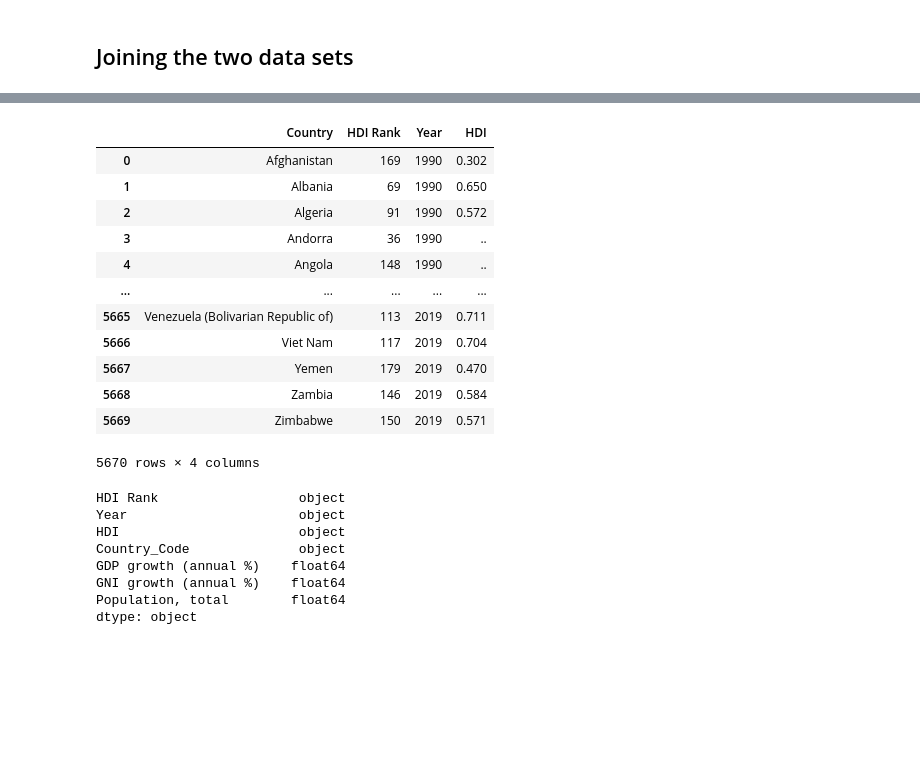
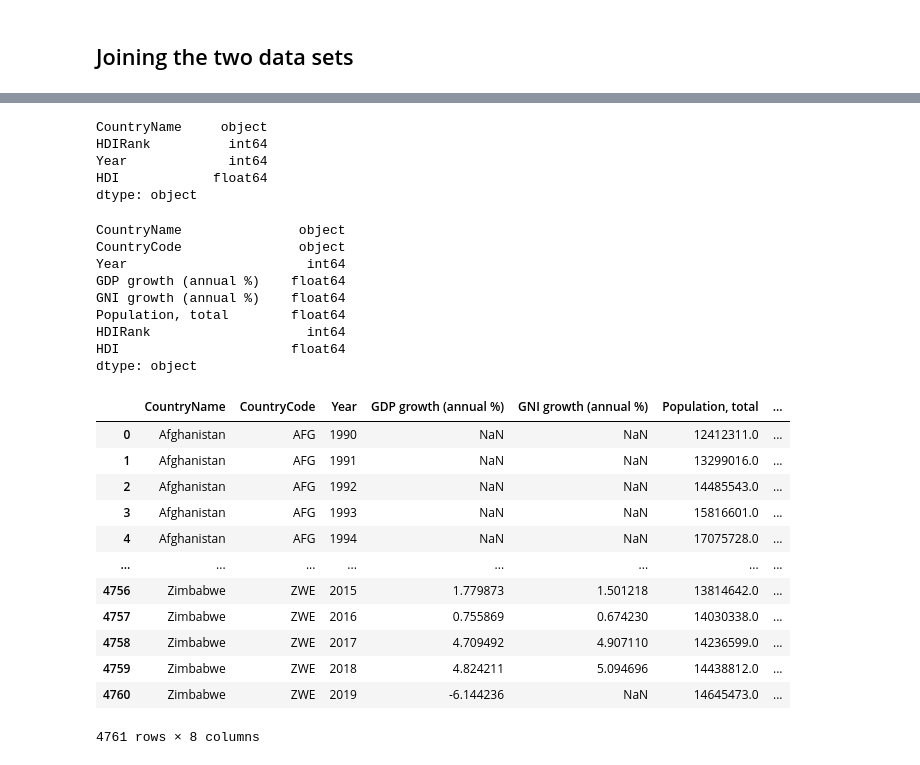
Before and after one commit to JoeAB3/Group5Capstone_Project, a Jupyter notebook: pre-processingWBD.ipynb, the cells around one changed output, grey strips where cells are left out. Cells and saved outputs as stored; diff of their text form; code cells hidden in the pictures; blank space fills up the shorter version.

Commit message:
update jupyter notebook files with final pre-processing of data

```diff
--- a/pre-processingWBD.ipynb
+++ b/pre-processingWBD.ipynb
@@ -92,8 +120,11 @@ features_df
 # Reading Human Development Index from UN Website
 # %%
 import pandas as pd
+import numpy as np
 # loading csv file of development indicators as dataframe
 hdi_df = pd.read_csv('Resources/HumanDevelopmentIndex (HDI).csv', sep=',')
+# get rid off spaces in column names
+hdi_df.columns =[column.replace(" ", "") for column in hdi_df.columns]
 hdi_df = hdi_df.dropna(how='all', axis=1)
 hdi_df
 # %% [output]
@@ -111,5 +142,6 @@ hdi_df
 | 206 | NaN | NaN | NaN | NaN | NaN | NaN | NaN | NaN | NaN | NaN | ... | ... |
 207 rows × 32 columns
 # %%
+hdi_df["Country"] = hdi_df["Country"].str.strip()
 hdi_df["Country"].values
 # %% [output]
@@ -150,0 +200,8 @@ hdi_df
+# %%
+print(hdi_df.dtypes)
+hdi_df.rename({'Country': 'CountryName'}, axis = 'columns', inplace = True )
+hdi_df['HDIRank'] = hdi_df['HDIRank'].astype(int)
+hdi_df['Year'] = hdi_df['Year'].astype(int)
+hdi_df['HDI'] = hdi_df['HDI'].replace('..',np.nan)
+hdi_df['HDI'] = hdi_df['HDI'].astype(float)
+print(f"after data type chage: {hdi_df.dtypes}")
@@ -177,18 +231,37 @@ features_df
+# %%
+hdi_df.dtypes
+# %% [output]
+CountryName     object
+HDIRank          int64
+Year             int64
+HDI            float64
+dtype: object
+# %%
+df_merge = pd.merge(features_df, hdi_df, on = ["CountryName", "Year"])
+#aux_1.join(aux_2, on=["CountryName","Year"])
 # %%
-# Convert Years columns (1990-2019) to Rows
-hdi_df = hdi_df.melt(id_vars=['Country','HDI Rank'], var_name = "Year", value_name = "HDI")
-hdi_df
+print(df_merge.dtypes)
+df_merge
 # %% [output]
+CountryName               object
+CountryCode               object
+Year                       int64
+GDP growth (annual %)    float64
+GNI growth (annual %)    float64
+Population, total        float64
+HDIRank                    int64
+HDI                      float64
+dtype: object
-|  | Country | HDI Rank | Year | HDI |
-| 0 | Afghanistan | 169 | 1990 | 0.302 |
-| 1 | Albania | 69 | 1990 | 0.650 |
-| 2 | Algeria | 91 | 1990 | 0.572 |
-| 3 | Andorra | 36 | 1990 | .. |
-| 4 | Angola | 148 | 1990 | .. |
-| ... | ... | ... | ... | ... |
-| 5665 | Venezuela (Bolivarian Republic of) | 113 | 2019 | 0.711 |
-| 5666 | Viet Nam | 117 | 2019 | 0.704 |
-| 5667 | Yemen | 179 | 2019 | 0.470 |
-| 5668 | Zambia | 146 | 2019 | 0.584 |
-| 5669 | Zimbabwe | 150 | 2019 | 0.571 |
+|  | CountryName | CountryCode | Year | GDP growth (annual %) | GNI growth (annual %) | Population, total | ... |
+| 0 | Afghanistan | AFG | 1990 | NaN | NaN | 12412311.0 | ... |
+| 1 | Afghanistan | AFG | 1991 | NaN | NaN | 13299016.0 | ... |
+| 2 | Afghanistan | AFG | 1992 | NaN | NaN | 14485543.0 | ... |
+| 3 | Afghanistan | AFG | 1993 | NaN | NaN | 15816601.0 | ... |
+| 4 | Afghanistan | AFG | 1994 | NaN | NaN | 17075728.0 | ... |
+| ... | ... | ... | ... | ... | ... | ... | ... |
+| 4756 | Zimbabwe | ZWE | 2015 | 1.779873 | 1.501218 | 13814642.0 | ... |
+| 4757 | Zimbabwe | ZWE | 2016 | 0.755869 | 0.674230 | 14030338.0 | ... |
+| 4758 | Zimbabwe | ZWE | 2017 | 4.709492 | 4.907110 | 14236599.0 | ... |
+| 4759 | Zimbabwe | ZWE | 2018 | 4.824211 | 5.094696 | 14438812.0 | ... |
+| 4760 | Zimbabwe | ZWE | 2019 | -6.144236 | NaN | 14645473.0 | ... |
-5670 rows × 4 columns
+4761 rows × 8 columns
@@ -199,11 +267,0 @@ join_inds = hdi_df.merge(features_df)
-# %%
-join_inds.dtypes
-# %% [output]
-HDI Rank                  object
-Year                      object
-HDI                       object
-Country_Code              object
-GDP growth (annual %)    float64
-GNI growth (annual %)    float64
-Population, total        float64
-dtype: object
```
Also changed, not shown: parts of 17 cells of this notebook, 1 other file.
